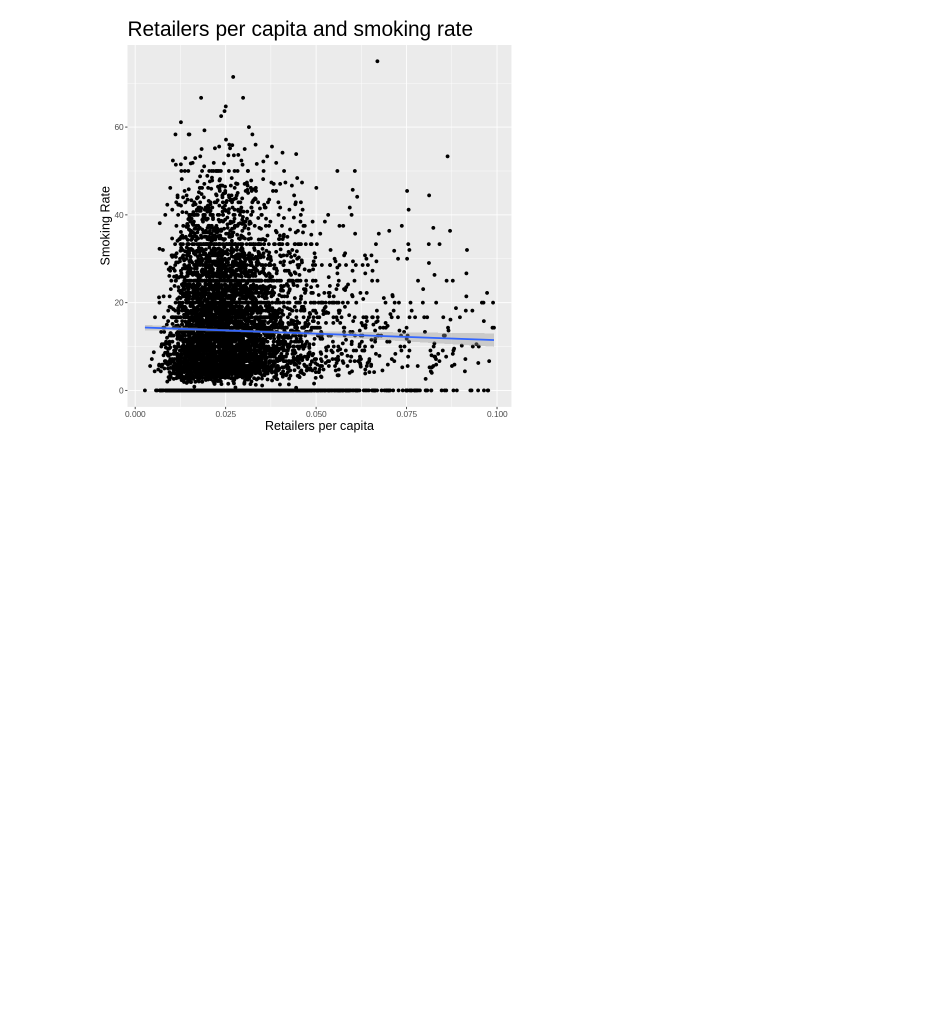
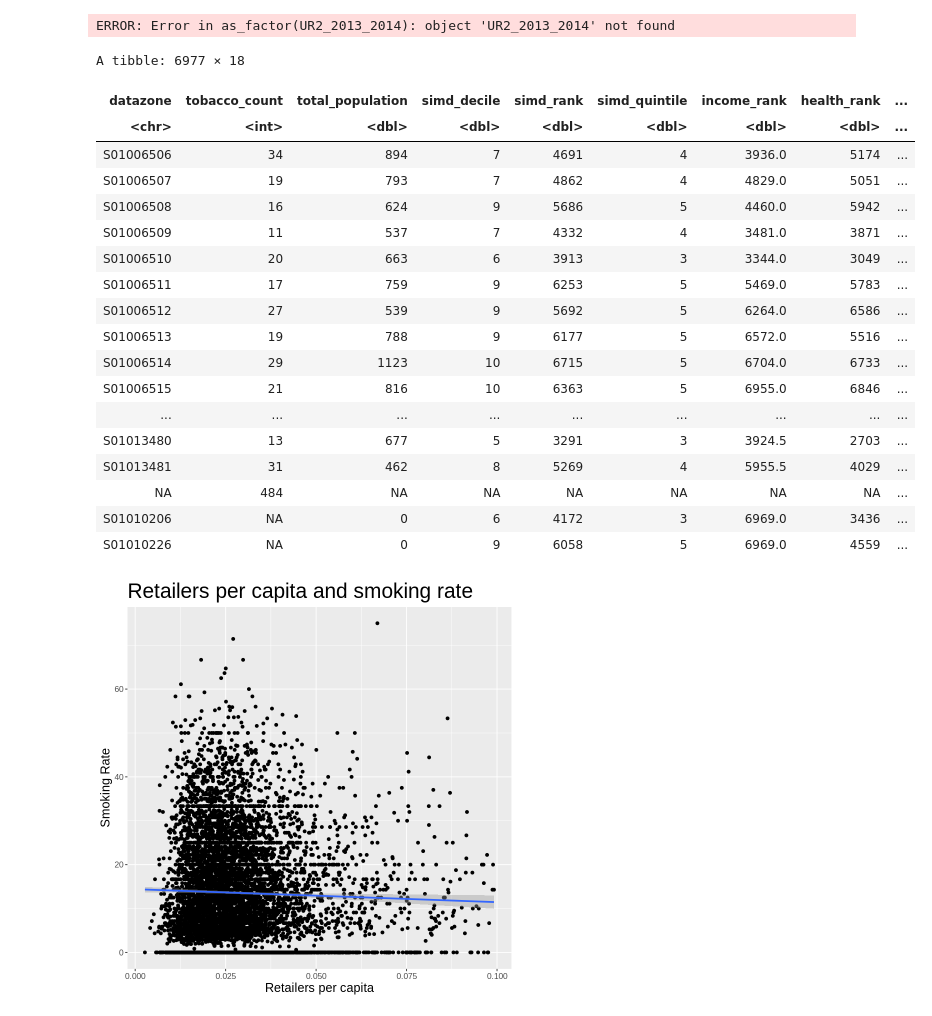
Before and after one commit to tc245/Archives-Data-Science-Workshop, a Jupyter notebook: Week 3/Exercise 4 Data cleaning and wrangling using R.ipynb, the cells around one changed output. Cells and saved outputs as stored; diff of their text form; code cells hidden in the pictures; blank space fills up the shorter version.

```diff
--- a/Week 3/Exercise 4 Data cleaning and wrangling using R.ipynb
+++ b/Week 3/Exercise 4 Data cleaning and wrangling using R.ipynb
@@ -268,0 +387,4 @@ anti_joined_file <- tobaccoregister %>%
+# %%
+#Trim smoking file
+smoking <- select(smoking, datazone, '17_19')
+head(smoking)
@@ -268,0 +405,7 @@ anti_joined_file <- tobaccoregister %>%
+# %%
+#Remove variables we dont need from the postcode file
+postcodes <- select(postcodes, Postcode, DataZone2011Code, DateOfIntroduction, DateOfDeletion)
+head(postcodes)
+
+urban_rural <- select(urban_rural, Datazone2011, UR6_2013_2014)
+head(urban_rural)
@@ -268,0 +520,3 @@ anti_joined_file <- tobaccoregister %>%
+# %%
+smoking <- rename(smoking, smoking_rate = '17_19')
+head(smoking)
@@ -297,6 +835,34 @@ anti_data <- final_data %>%
 #Calculate some new variables
 #First retailers per capita measure
 final_data <- mutate(final_data, retailer_per_capita = tobacco_count/total_population)
+# %%
+#create a vector of factor levels
+urban_rural <- urban_rural %>%
+    mutate(as_factor(UR2_2013_2014))
+# %% [output]
+ERROR: Error in as_factor(UR2_2013_2014): object 'UR2_2013_2014' not found
+# %%
+final_data
+# %% [output]
+A tibble: 6977 × 18
+| datazone | tobacco_count | total_population | simd_decile | simd_rank | simd_quintile | income_rank | health_rank | ... |
+| <chr> | <int> | <dbl> | <dbl> | <dbl> | <dbl> | <dbl> | <dbl> | ... |
+| S01006506 | 34 | 894 | 7 | 4691 | 4 | 3936.0 | 5174 | ... |
+| S01006507 | 19 | 793 | 7 | 4862 | 4 | 4829.0 | 5051 | ... |
+| S01006508 | 16 | 624 | 9 | 5686 | 5 | 4460.0 | 5942 | ... |
+| S01006509 | 11 | 537 | 7 | 4332 | 4 | 3481.0 | 3871 | ... |
+| S01006510 | 20 | 663 | 6 | 3913 | 3 | 3344.0 | 3049 | ... |
+| S01006511 | 17 | 759 | 9 | 6253 | 5 | 5469.0 | 5783 | ... |
+| S01006512 | 27 | 539 | 9 | 5692 | 5 | 6264.0 | 6586 | ... |
+| S01006513 | 19 | 788 | 9 | 6177 | 5 | 6572.0 | 5516 | ... |
+| S01006514 | 29 | 1123 | 10 | 6715 | 5 | 6704.0 | 6733 | ... |
+| S01006515 | 21 | 816 | 10 | 6363 | 5 | 6955.0 | 6846 | ... |
+| ... | ... | ... | ... | ... | ... | ... | ... | ... |
+| S01013480 | 13 | 677 | 5 | 3291 | 3 | 3924.5 | 2703 | ... |
+| S01013481 | 31 | 462 | 8 | 5269 | 4 | 5955.5 | 4029 | ... |
+| NA | 484 | NA | NA | NA | NA | NA | NA | ... |
+| S01010206 | NA | 0 | 6 | 4172 | 3 | 6969.0 | 3436 | ... |
+| S01010226 | NA | 0 | 9 | 6058 | 5 | 6969.0 | 4559 | ... |
 # %%
 #Add some nice graphs to visualise our data
 library(ggplot2)
```
Also changed, not shown: parts of 83 cells of this notebook.
